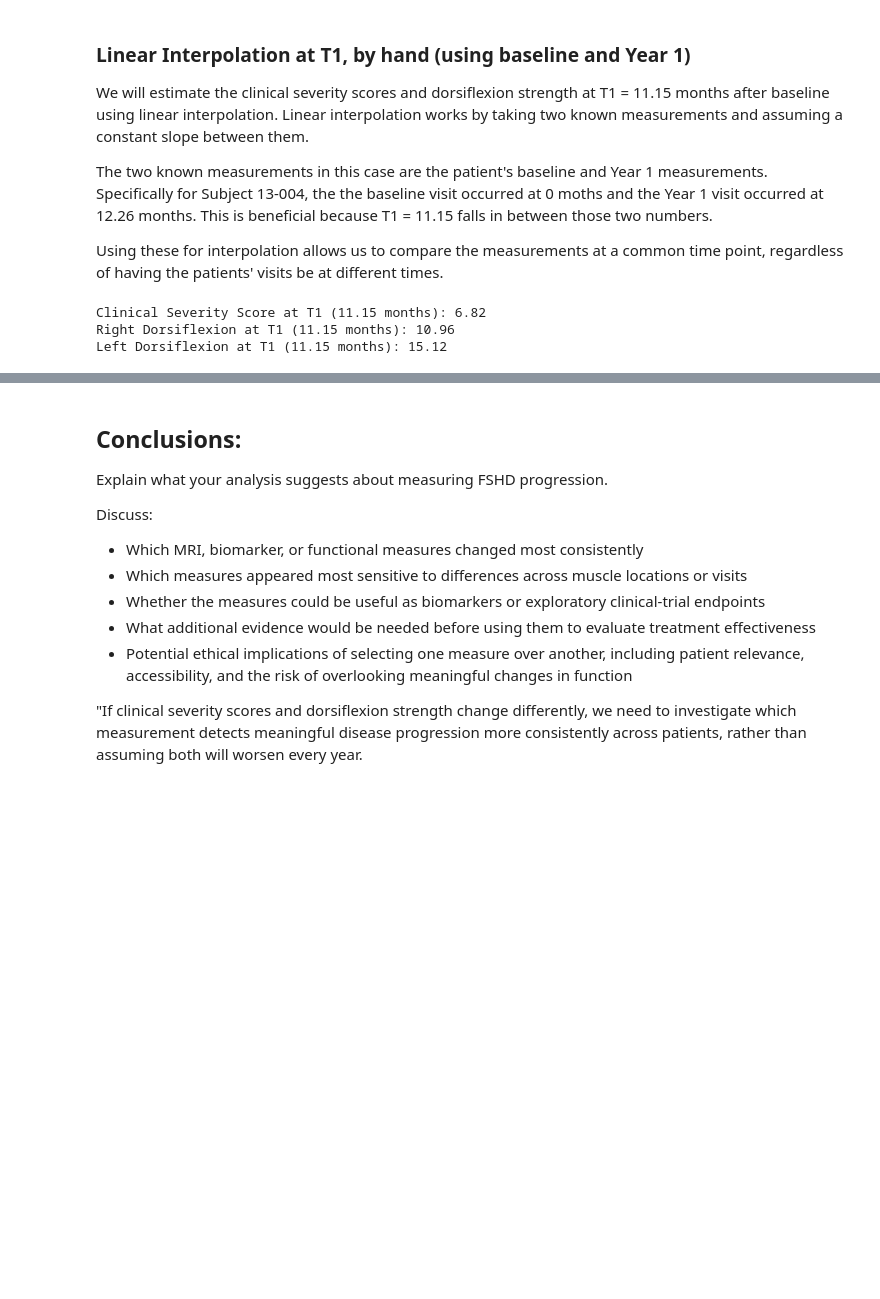
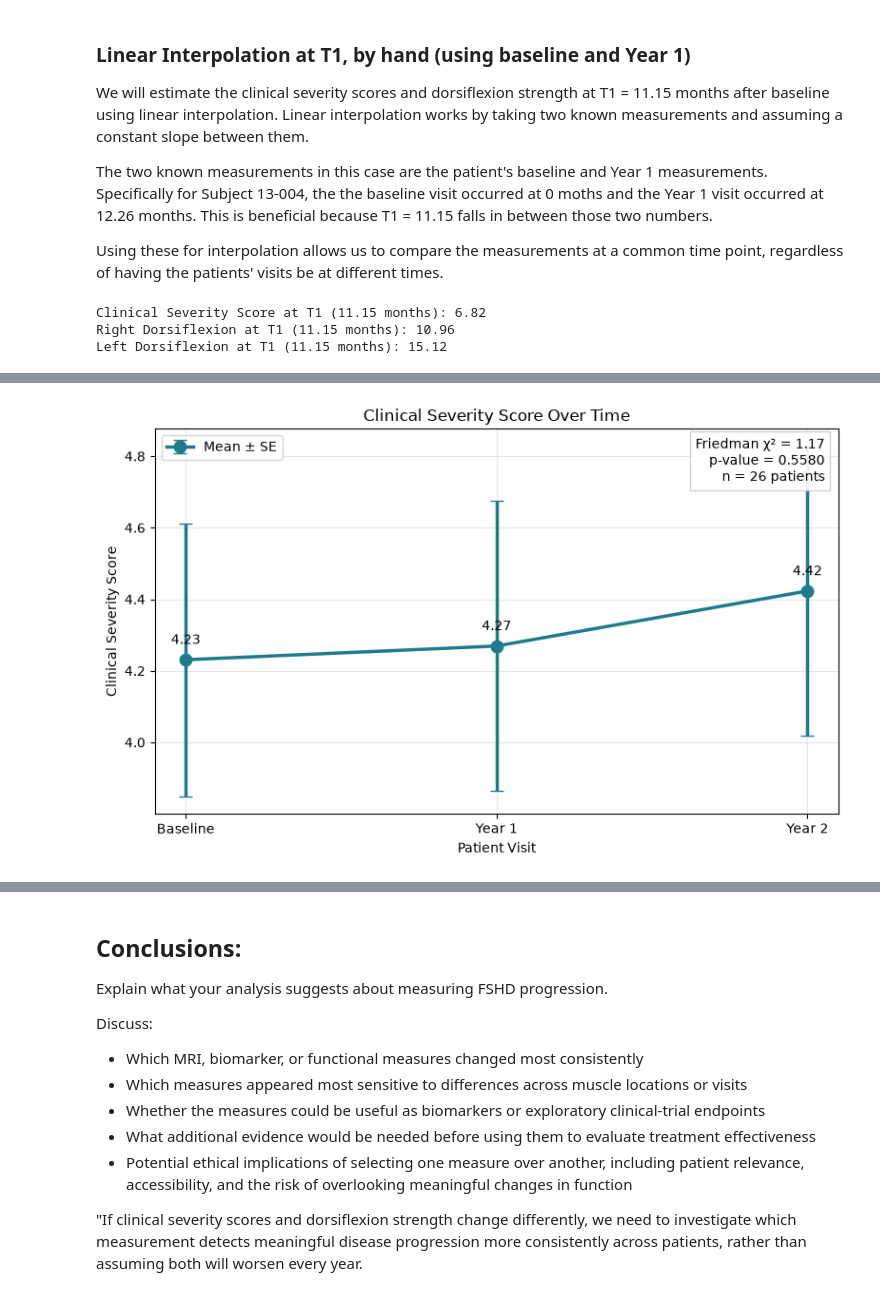
Before and after one commit to mabouassi2288/Module-2, a Jupyter notebook: FSHD_Module2_Project_Mona_Victor.ipynb, the cells around one changed output, grey strips where cells are left out. Drawn from its saved outputs; the diff is of its cells as text; code cells hidden in the pictures; blank space fills up the shorter version.

```diff
--- a/FSHD_Module2_Project_Mona_Victor.ipynb
+++ b/FSHD_Module2_Project_Mona_Victor.ipynb
@@ -661,0 +1109,18 @@ We will apply this method separately to clinical severity scores, right dorsifle
+# %%
+from scipy.stats import spearmanr
+
+# Calculate correlations separately for each leg
+for name, data, column in [
+    ("Right", right_df, "Right Dorsiflexion"),
+    ("Left", left_df, "Left Dorsiflexion")
+]:
+    correlation, p_value = spearmanr(
+        data["Clinical Severity"],
+        data[column]
+    )
+
+    print(f"{name} Dorsiflexion:")
+    print(f"  Number of patients: {len(data)}")
+    print(f"  Spearman correlation: {correlation:.3f}")
+    print(f"  P-value: {p_value:.4f}")
+    print()
@@ -661,0 +1187,75 @@ We will apply this method separately to clinical severity scores, right dorsifle
+# %%
+# Colors
+TEAL = "#1f7a8c"
+PINK = "#e0569b"
+
+for name, data in longitudinal_data.items():
+
+    # Calculate descriptive statistics
+    means = data.mean().to_numpy()
+    sem = data.sem().to_numpy()
+
+    # Friedman test across three repeated visits
+    statistic, p_value = friedmanchisquare(
+        data.iloc[:, 0],
+        data.iloc[:, 1],
+        data.iloc[:, 2]
+    )
+
+    x = np.arange(3)
+
+    plt.figure(figsize=(8, 5))
+
+    # Plot mean values with standard error bars
+    plt.errorbar(
+        x, means,
+        yerr=sem,
+        color=TEAL,
+        marker="o",
+        markersize=9,
+        linewidth=2.5,
+        capsize=5,
+        label="Mean ± SE"
+    )
+
+    # Label mean values
+    for i, value in enumerate(means):
+        plt.annotate(
+            f"{value:.2f}",
+            (i, value),
+            xytext=(0, 12),
+            textcoords="offset points",
+            ha="center"
+        )
+
+    # Statistics box
+    stats_text = (
+        f"Friedman χ² = {statistic:.2f}\n"
+        f"p-value = {p_value:.4f}\n"
+        f"n = {len(data)} patients"
+    )
+
+    plt.text(
+        0.98, 0.98,
+        stats_text,
+        transform=plt.gca().transAxes,
+        fontsize=10,
+        va="top",
+        ha="right",
+        bbox=dict(
+            facecolor="white",
+            edgecolor="#cccccc",
+            alpha=0.9
+        )
+    )
+
+    plt.xticks(x, visits)
+    plt.title(f"{name} Over Time")
+    plt.xlabel("Patient Visit")
+    plt.ylabel(name)
+    plt.grid(True, alpha=0.3)
+    plt.legend(loc="upper left")
+    plt.tight_layout()
+    plt.show()
+# %% [output]
+[figure, added]
```
Also changed, not shown: parts of 26 cells of this notebook, 2 other files.
